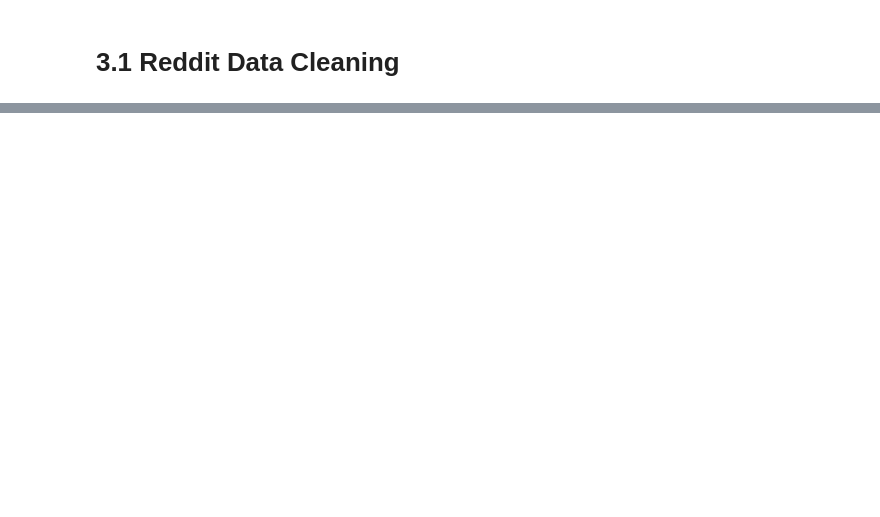
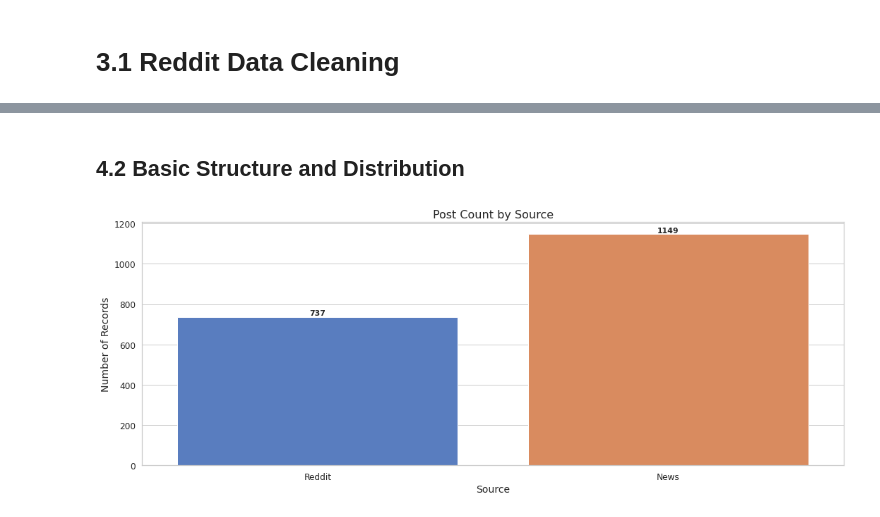
Before and after one commit to L-N-E0/USAID-Kenya-Sentiment-Analysis, a Jupyter notebook: notebooks/leo.ipynb, the cells around one changed output, grey strips where cells are left out. Drawn from its saved outputs; the diff is of its cells as text; code cells hidden in the pictures; blank space fills up the shorter version.

```diff
--- a/notebooks/leo.ipynb
+++ b/notebooks/leo.ipynb
@@ -528,0 +693,48 @@ dtype: int64
+# %%
+## Set up
+
+import seaborn as sns
+import matplotlib.pyplot as plt
+
+# Set Seaborn style
+sns.set_theme(style="whitegrid", palette="deep", font_scale=1.1)
+
+# Optional: Adjust matplotlib parameters
+plt.rcParams['figure.figsize'] = (15, 6)
+plt.rcParams['axes.titlesize'] = 16
+plt.rcParams['axes.labelsize'] = 14
+# %% [markdown]
+## 4.2 Basic Structure and Distribution
+# %%
+# Make copies of dfs
+reddit_data_copy = reddit_data.copy()
+news_data_copy = news_data.copy()
+
+# Make columns uniform
+news_data_copy = news_data_copy.rename(columns={'full_text': 'text'})
+
+# Add a 'source' column to each
+reddit_data_copy['source'] = 'Reddit'
+news_data_copy['source'] = 'News'
+
+# Combine the two datasets
+df_comparison = pd.concat([reddit_data_copy, news_data_copy], ignore_index=True)
+
+# Plot
+ax = sns.countplot(data=df_comparison, x='source', palette='muted')
+
+# Add numbers above bars
+for p in ax.patches:
+    height = int(p.get_height())
+    ax.annotate(f'{height}',
+                (p.get_x() + p.get_width() / 2., height),
+                ha='center', va='bottom', fontsize=11, fontweight='bold')
+
+# Final plot adjustments
+plt.title('Post Count by Source')
+plt.xlabel('Source')
+plt.ylabel('Number of Records')
+plt.tight_layout()
+plt.show()
+# %% [output]
+[figure, added]
```
Also changed, not shown: parts of 25 cells of this notebook.
